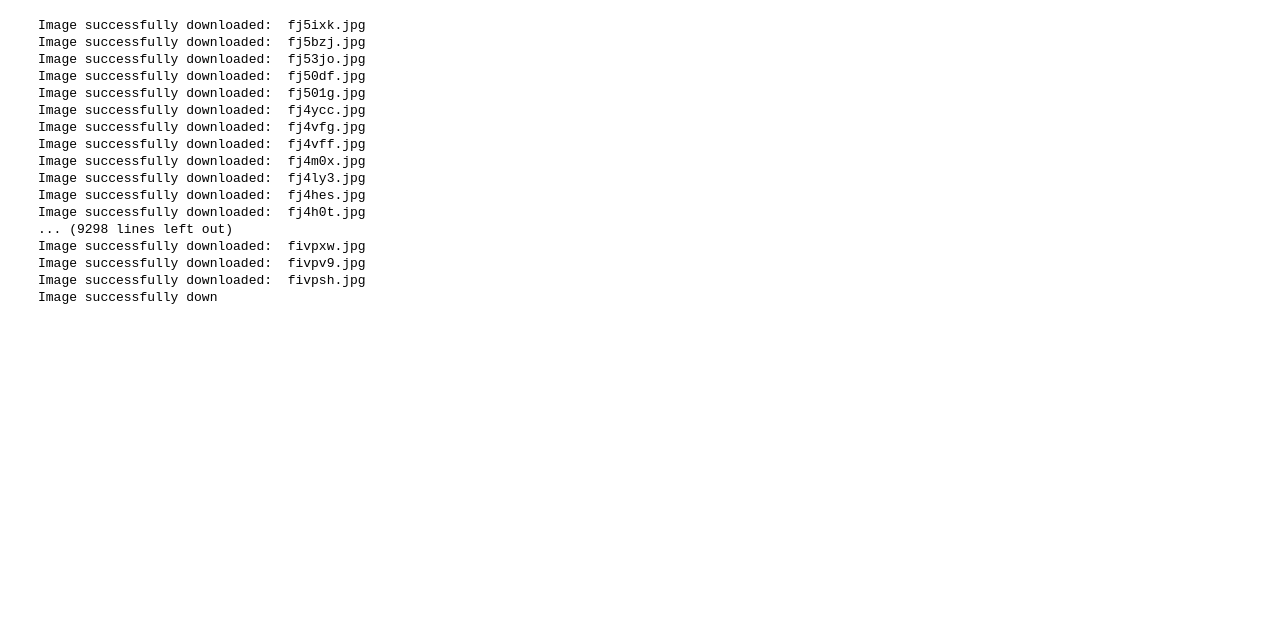
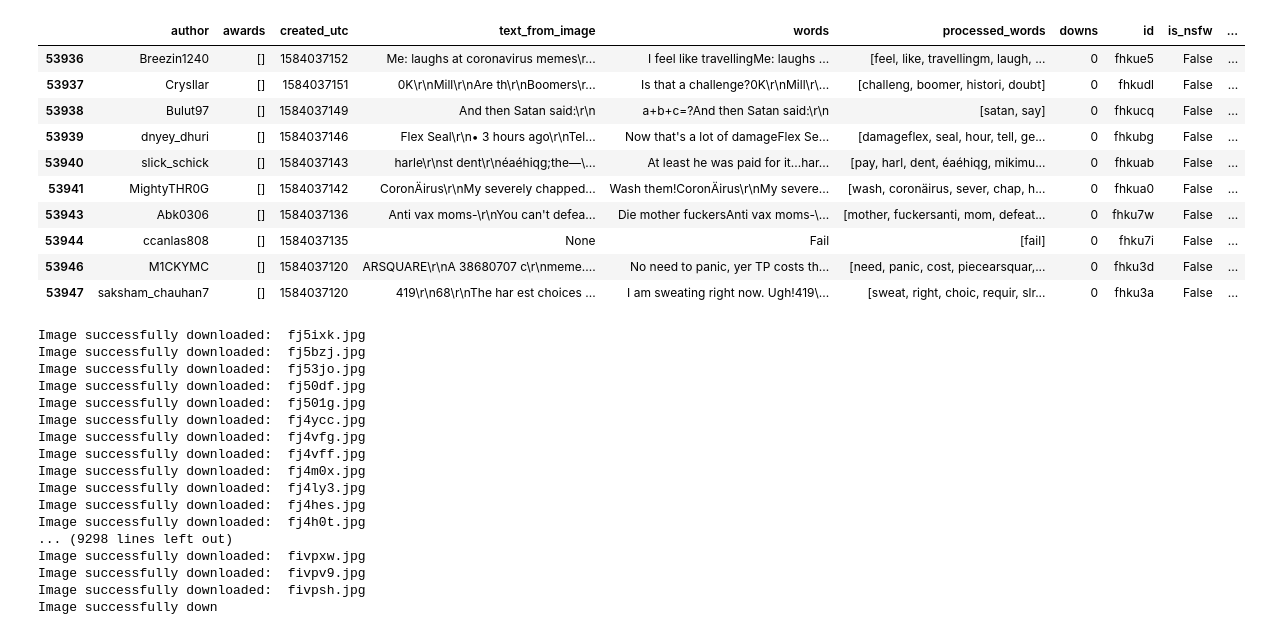
Before and after one commit to TiernonRR/Dank_AIT, a Jupyter notebook: cnn/images_downloader.ipynb, the cells around one changed output. Drawn from its saved outputs; the diff is of its cells as text; code cells hidden in the pictures; blank space fills up the shorter version.

```diff
--- a/cnn/images_downloader.ipynb
+++ b/cnn/images_downloader.ipynb
@@ -27,0 +15,3 @@ data.head(10)
+# %%
+data['date_created'] = data['created_utc'].apply(lambda x: datetime.datetime.fromtimestamp(x))
+data.head(10)
@@ -28,3 +30,17 @@ data.head(10)
+# %%
+data.tail(10)
+# %% [output]
+|  | author | awards | created_utc | text_from_image | words | processed_words | downs | id | is_nsfw | ... |
+| 53936 | Breezin1240 | [] | 1584037152 | Me: laughs at coronavirus memes\r... | I feel like travellingMe: laughs ... | [feel, like, travellingm, laugh, ... | 0 | fhkue5 | False | ... |
+| 53937 | Crysllar | [] | 1584037151 | 0K\r\nMill\r\nAre th\r\nBoomers\r... | Is that a challenge?0K\r\nMill\r\... | [challeng, boomer, histori, doubt] | 0 | fhkudl | False | ... |
+| 53938 | Bulut97 | [] | 1584037149 | And then Satan said:\r\n | a+b+c=?And then Satan said:\r\n | [satan, say] | 0 | fhkucq | False | ... |
+| 53939 | dnyey_dhuri | [] | 1584037146 | Flex Seal\r\n• 3 hours ago\r\nTel... | Now that's a lot of damageFlex Se... | [damageflex, seal, hour, tell, ge... | 0 | fhkubg | False | ... |
+| 53940 | slick_schick | [] | 1584037143 | harle\r\nst dent\r\néaéhiqg;the—\... | At least he was paid for it...har... | [pay, harl, dent, éaéhiqg, mikimu... | 0 | fhkuab | False | ... |
+| 53941 | MightyTHR0G | [] | 1584037142 | CoronÄirus\r\nMy severely chapped... | Wash them!CoronÄirus\r\nMy severe... | [wash, coronäirus, sever, chap, h... | 0 | fhkua0 | False | ... |
+| 53943 | Abk0306 | [] | 1584037136 | Anti vax moms-\r\nYou can't defea... | Die mother fuckersAnti vax moms-\... | [mother, fuckersanti, mom, defeat... | 0 | fhku7w | False | ... |
+| 53944 | ccanlas808 | [] | 1584037135 | None | Fail | [fail] | 0 | fhku7i | False | ... |
+| 53946 | M1CKYMC | [] | 1584037120 | ARSQUARE\r\nA 38680707 c\r\nmeme.... | No need to panic, yer TP costs th... | [need, panic, cost, piecearsquar,... | 0 | fhku3d | False | ... |
+| 53947 | saksham_chauhan7 | [] | 1584037120 | 419\r\n68\r\nThe har est choices ... | I am sweating right now. Ugh!419\... | [sweat, right, choic, requir, slr... | 0 | fhku3a | False | ... |
 # %%
 def data_delimit(threshold): #take a percentage, consider all memes that have more upvotes than this percentile to be dank
     data['dank_level'] = data['ups_normed'].apply(lambda x: 1 if x >= data['ups_normed'].quantile(threshold) else 0)
```
Also changed, not shown: parts of 2 cells of this notebook, 3 other files.
